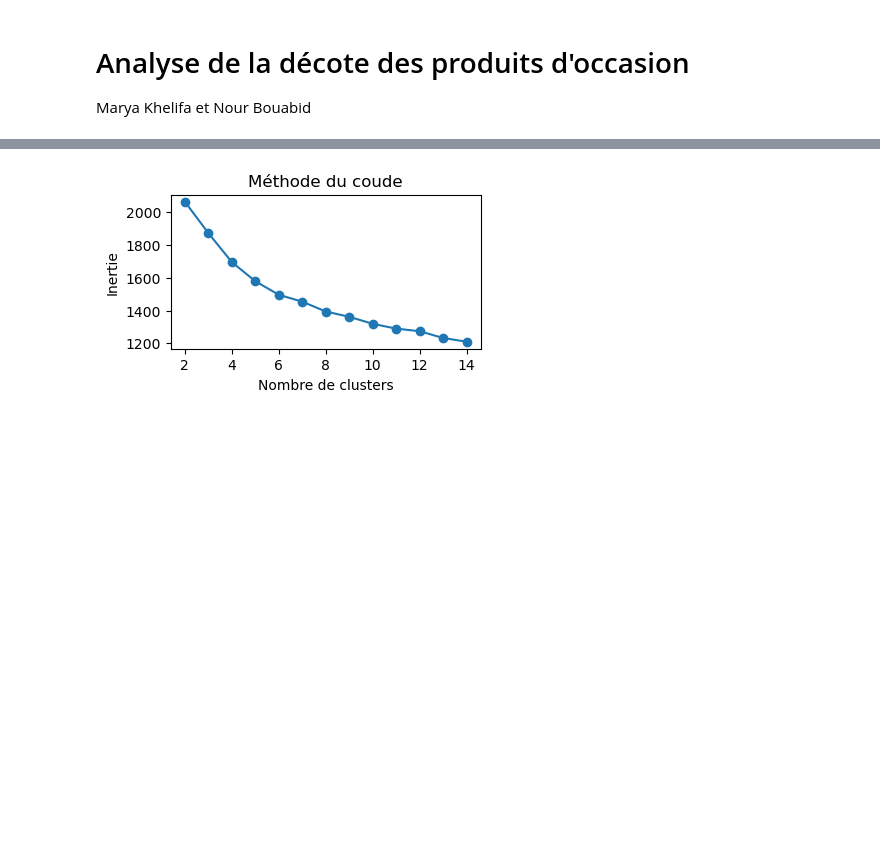
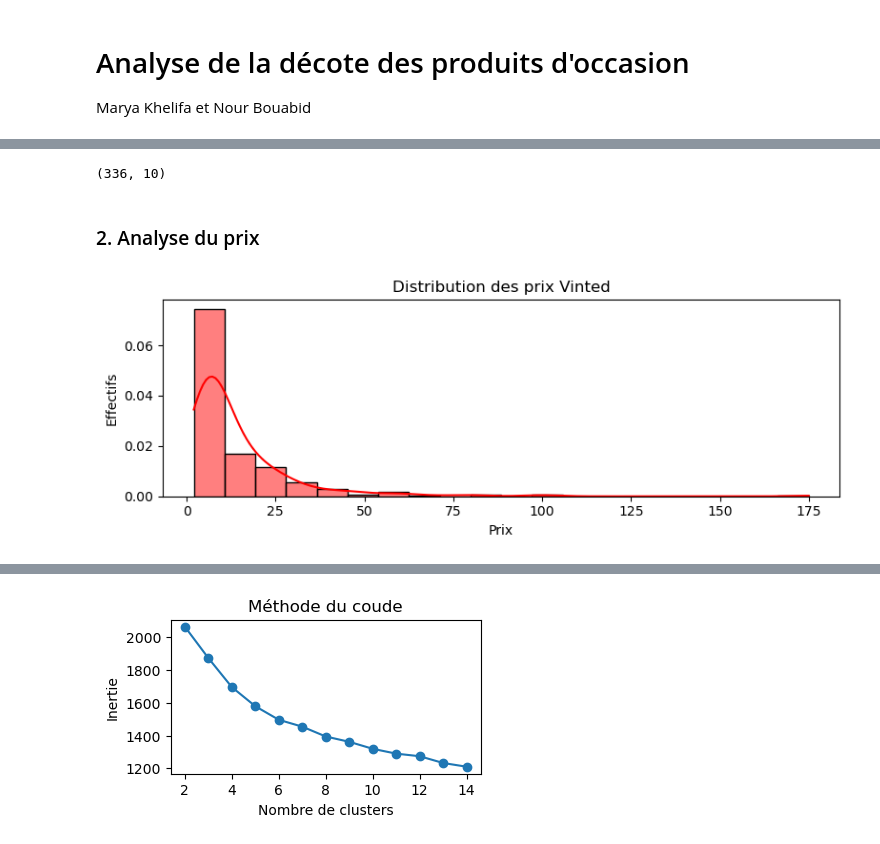
Before and after one commit to NourBouabid/Vinted-Zara-scrapping-et-analyse, a Jupyter notebook: Notebook_Analyse.ipynb, the cells around one changed output, grey strips where cells are left out. Saved outputs shown, nothing was run; the diff lists cells and outputs as text; code cells hidden in the pictures; blank space fills up the shorter version.

```diff
--- a/Notebook_Analyse.ipynb
+++ b/Notebook_Analyse.ipynb
@@ -25,0 +106,44 @@ Index(['etat', 'matiere', 'couleur', 'categorie', 'likes', 'prix',
+# %%
+# ===== FILTRAGE DES GROUPES AVEC AU MOINS 10 OBSERVATIONS =====
+Dataset_final=df.copy()
+# Catégories fréquentes
+categories_valides = Dataset_final["categorie"].value_counts()
+categories_valides = categories_valides[categories_valides >= 10].index
+
+# Matières fréquentes
+matieres_valides = Dataset_final["matiere"].value_counts()
+matieres_valides = matieres_valides[matieres_valides >= 10].index
+
+# Dataset filtré
+Dataset_filtre = Dataset_final[
+    (Dataset_final["categorie"].isin(categories_valides)) &
+    (Dataset_final["matiere"].isin(matieres_valides))
+    ]
+
+print(Dataset_filtre.shape)
+# %% [output]
+(336, 10)
+# %% [markdown]
+### 2. Analyse du prix <a id="part1sec2"></a>
+# %%
+fig, ax = plt.subplots(1, figsize=(8, 3))
+
+sns.histplot(
+    data=Dataset_filtre,
+    x="prix",
+    bins=20,
+    stat="density",
+    kde=True,
+    color="red",
+    edgecolor="black",
+    ax=ax
+)
+
+ax.set_title("Distribution des prix Vinted")
+ax.set_xlabel("Prix")
+ax.set_ylabel("Effectifs")
+
+plt.tight_layout()
+plt.show()
+# %% [output]
+[figure, added]
```
Also changed, not shown: parts of 33 cells of this notebook.
